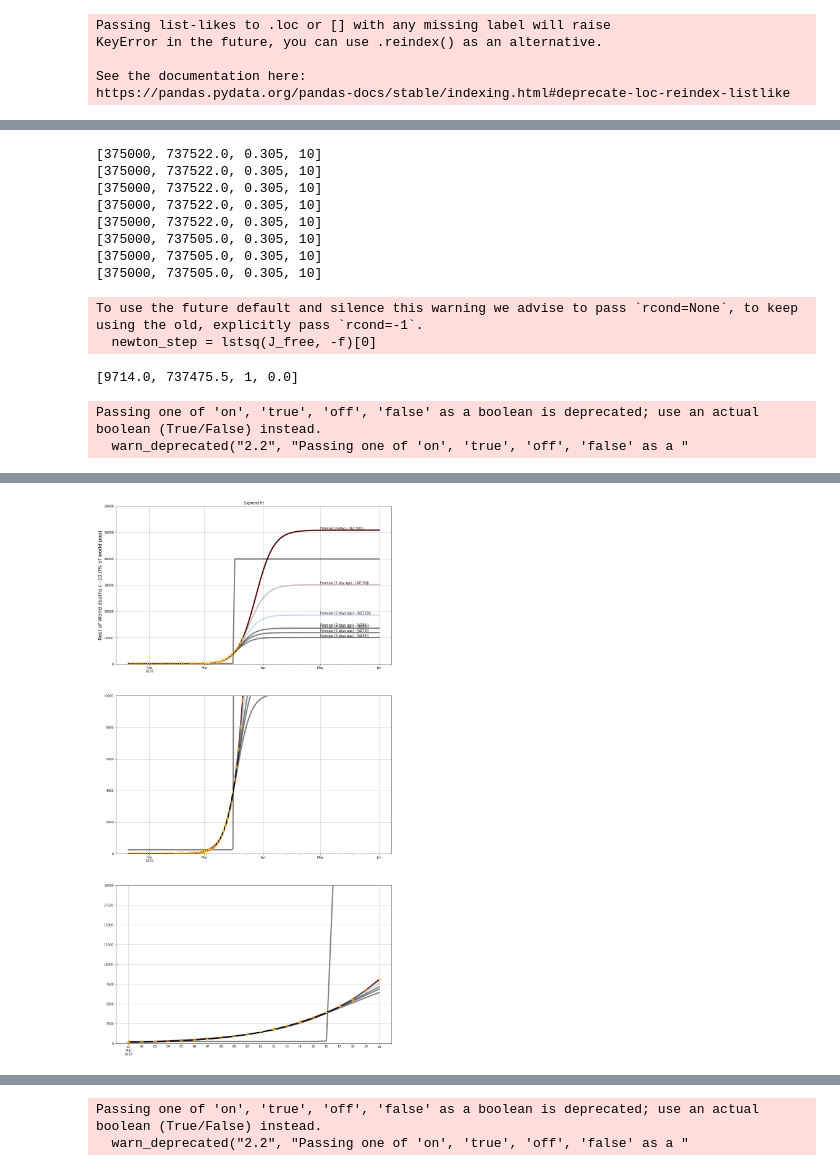
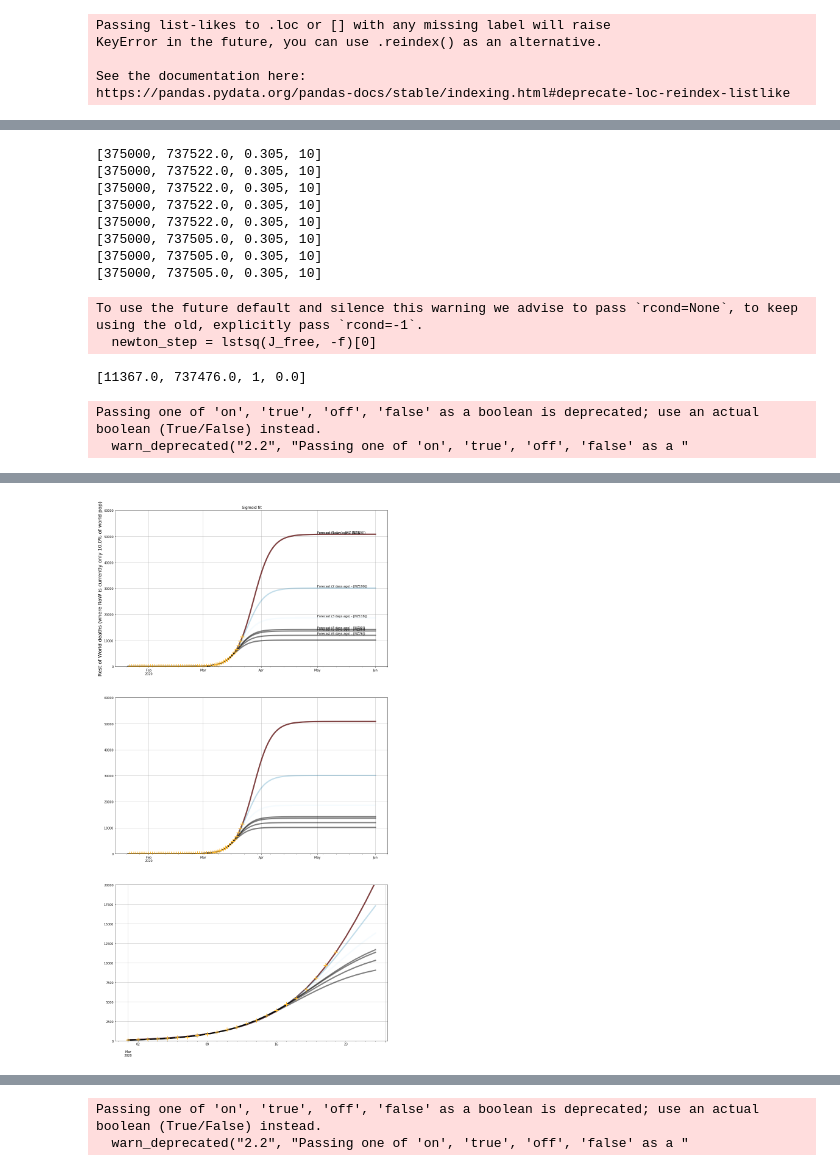
Before and after one commit to djhume/COVID-19, a Jupyter notebook: COVID-19.ipynb, the cells around one changed output, grey strips where cells are left out. Cells and saved outputs as stored; diff of their text form; code cells hidden in the pictures.

```diff
--- a/COVID-19.ipynb
+++ b/COVID-19.ipynb
@@ -404,18 +404,18 @@ fsn7.plot(ax=ax2, lw=4, alpha=0.5, color='k')
 
 (fs_r*1).plot(ax=ax2, marker="+", lw=0, ms=14, mew=2)
 grid('on')
-ylim([0, 10000])
+ylim([0, 60000])
 
 ax3 = fig.add_subplot(313)
-fs["2020/3/1": "2020/3/20"].plot(ax=ax3, lw=4)
-fsn1["2020/3/1": "2020/3/20"].plot(ax=ax3, lw=4, alpha=0.5)
-fsn2["2020/3/1": "2020/3/20"].plot(ax=ax3, lw=4, alpha=0.25)
-fsn3["2020/3/1": "2020/3/20"].plot(ax=ax3, lw=4, alpha=0.125)
-fsn4["2020/3/1": "2020/3/20"].plot(ax=ax3, lw=4, alpha=0.5, color='k')
-fsn5["2020/3/1": "2020/3/20"].plot(ax=ax3, lw=4, alpha=0.5, color='k')
-fsn6["2020/3/1": "2020/3/20"].plot(ax=ax3, lw=4, alpha=0.5, color='k')
-fsn7["2020/3/1": "2020/3/20"].plot(ax=ax3, lw=4, alpha=0.5, color='k')
-fs_r["2020/3/1": "2020/3/20"].plot(ax=ax3, marker="+", lw=0, ms=14, mew=2)
+fs["2020/3/1": "2020/3/26"].plot(ax=ax3, lw=4)
+fsn1["2020/3/1": "2020/3/26"].plot(ax=ax3, lw=4, alpha=0.5)
+fsn2["2020/3/1": "2020/3/26"].plot(ax=ax3, lw=4, alpha=0.25)
+fsn3["2020/3/1": "2020/3/26"].plot(ax=ax3, lw=4, alpha=0.125)
+fsn4["2020/3/1": "2020/3/26"].plot(ax=ax3, lw=4, alpha=0.5, color='k')
+fsn5["2020/3/1": "2020/3/26"].plot(ax=ax3, lw=4, alpha=0.5, color='k')
+fsn6["2020/3/1": "2020/3/26"].plot(ax=ax3, lw=4, alpha=0.5, color='k')
+fsn7["2020/3/1": "2020/3/26"].plot(ax=ax3, lw=4, alpha=0.5, color='k')
+fs_r["2020/3/1": "2020/3/26"].plot(ax=ax3, marker="+", lw=0, ms=14, mew=2)
 grid('on')
 ylim([0, 20000])
 
@@ -424,7 +424,7 @@ y_shift=300
 
 pop_pc = 100*pop_total_with_more_than_100_deaths/pop.sum()
 
-ax.set_ylabel('Rest of World deaths (~' + str(pop_pc.round()) + '% of world pop)', fontsize=16)
+ax.set_ylabel('Rest of World deaths (where RoW is currently only ' + str(pop_pc.round()) + '% of world pop)', fontsize=16)
 
 NZ_pop = 4822233
 d = math.ceil(NZ_pop*fs.tail(1).values[0]/pop_total_with_more_than_100_deaths)
@@ -455,6 +455,6 @@ ax.text(x_date, fsn6.tail(1).values+y_shift, 'Forecast (6 days ago) - [NZ' + str
 [375000, 737505.0, 0.305, 10]
 To use the future default and silence this warning we advise to pass `rcond=None`, to keep using the old, explicitly pass `rcond=-1`.
   newton_step = lstsq(J_free, -f)[0]
-[9714.0, 737475.5, 1, 0.0]
+[11367.0, 737476.0, 1, 0.0]
 Passing one of 'on', 'true', 'off', 'false' as a boolean is deprecated; use an actual boolean (True/False) instead.
   warn_deprecated("2.2", "Passing one of 'on', 'true', 'off', 'false' as a "
@@ -462,4 +462,4 @@ Text(2020-05-01 00:00:00, [10444.2275901], 'Forecast (6 days ago) - [NZ64])')
-[figure, old version]
+[figure, new version]
 # %%
 pop_total_with_more_than_100_deaths
 # %% [output]
```
Also changed, not shown: parts of 33 cells of this notebook.
